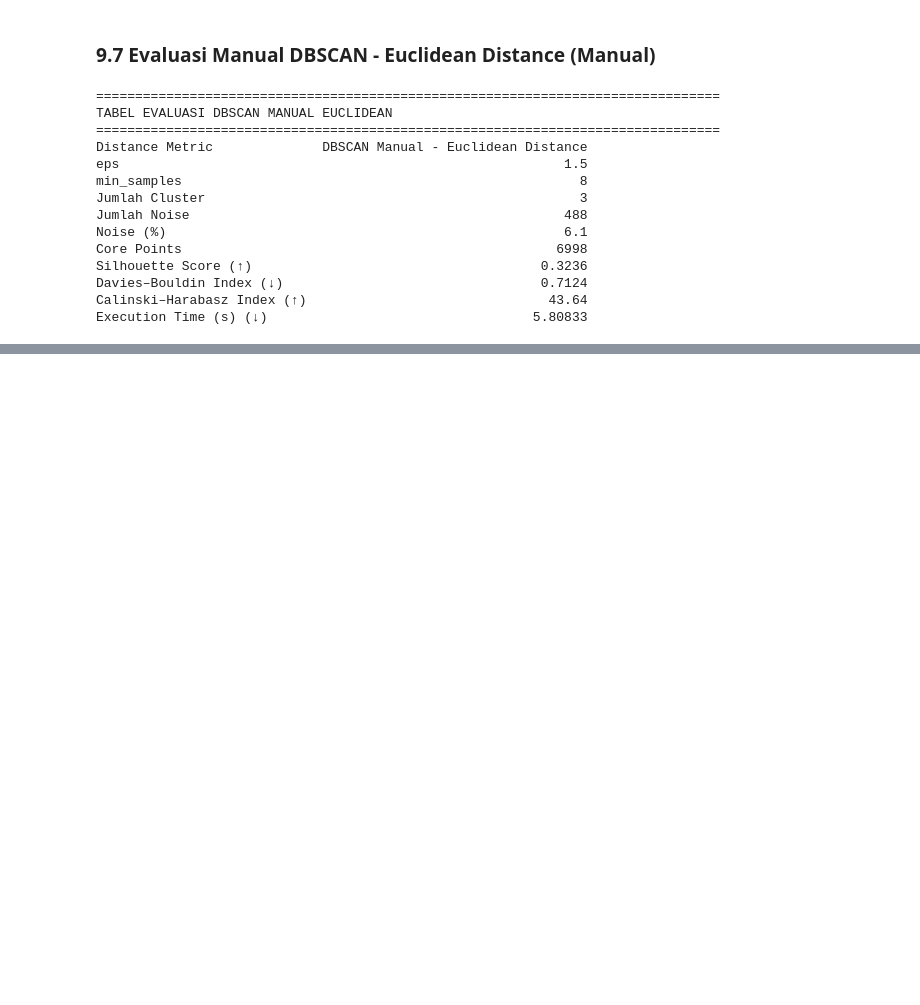
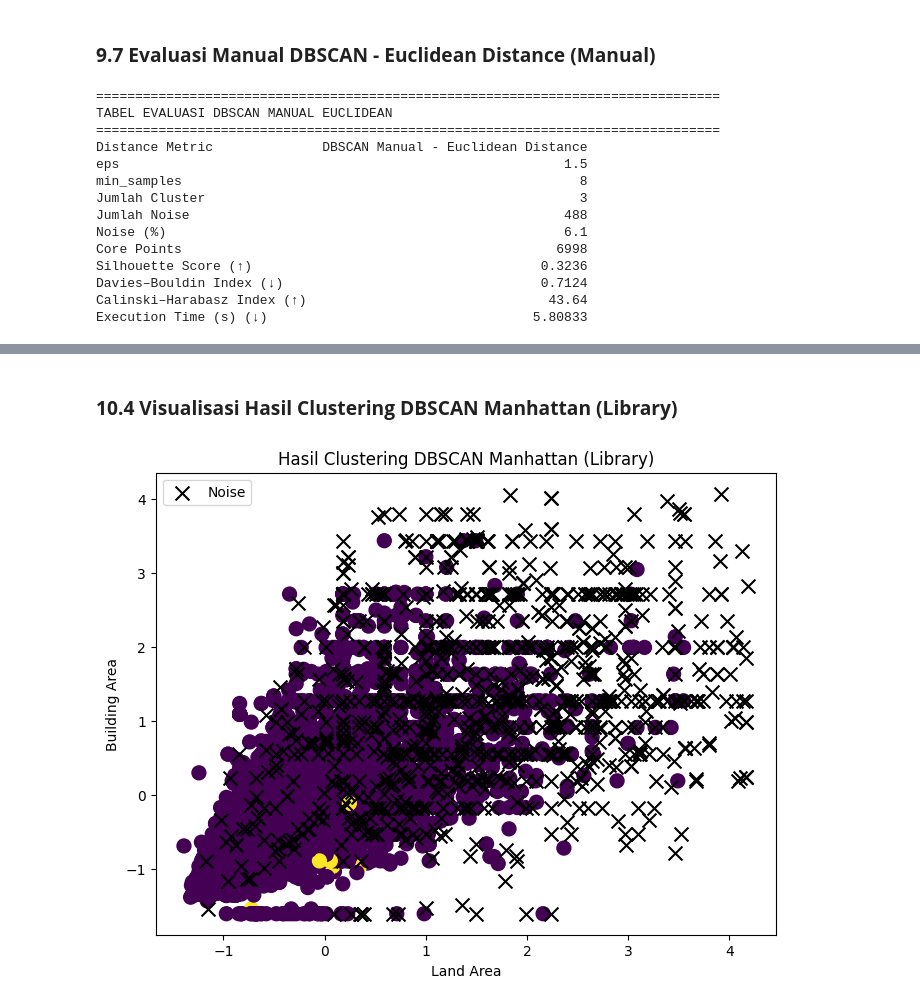
Before and after one commit to nurilhuda05/Pembelajaran_Mesin_2026, a Jupyter notebook: Kuis1_PembelajaranMesin_Muhammad Nuril Huda.ipynb, the cells around one changed output, grey strips where cells are left out. Cells and saved outputs as stored; diff of their text form; code cells hidden in the pictures; blank space fills up the shorter version.

Commit message:
Menambahkan DBSCAN Manhattan

```diff
--- a/Kuis1_PembelajaranMesin_Muhammad Nuril Huda.ipynb
+++ b/Kuis1_PembelajaranMesin_Muhammad Nuril Huda.ipynb
@@ -1401,0 +1424,18 @@ Execution Time (s) (↓)                                  5.80833
+# %%
+eps_dbscan = 2.5
+min_samples_dbscan = 2 * df.shape[1]
+
+start_time_dbscan_library = time.time()
+
+cl_dbscan = DBSCAN(
+    eps=eps_dbscan,
+    min_samples=min_samples_dbscan,
+    metric='manhattan'
+)
+
+y_dbscan = cl_dbscan.fit_predict(df)
+
+end_time_dbscan_library = time.time()
+
+print("Jumlah cluster :", len(set(y_dbscan)) - (1 if -1 in y_dbscan else 0))
+print("Jumlah noise   :", np.sum(y_dbscan == -1))
@@ -1401,0 +1505,31 @@ Execution Time (s) (↓)                                  5.80833
+# %% [markdown]
+### **10.4 Visualisasi Hasil Clustering DBSCAN Manhattan (Library)**
+# %%
+plt.figure(figsize=(8,6))
+
+mask_cluster = y_dbscan != -1
+
+plt.scatter(
+    df['land_area'][mask_cluster],
+    df['building_area'][mask_cluster],
+    s=100,
+    c=y_dbscan[mask_cluster]
+)
+
+plt.scatter(
+    df['land_area'][~mask_cluster],
+    df['building_area'][~mask_cluster],
+    s=100,
+    c='black',
+    marker='x',
+    label='Noise'
+)
+
+plt.xlabel('Land Area')
+plt.ylabel('Building Area')
+plt.title('Hasil Clustering DBSCAN Manhattan (Library)')
+plt.legend()
+
+plt.show()
+# %% [output]
+[figure, added]
```
Also changed, not shown: parts of 15 cells of this notebook.
